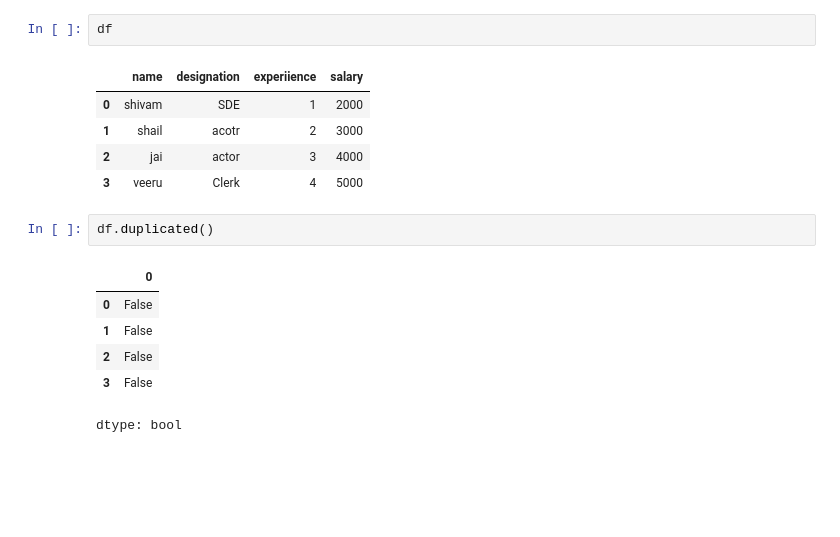
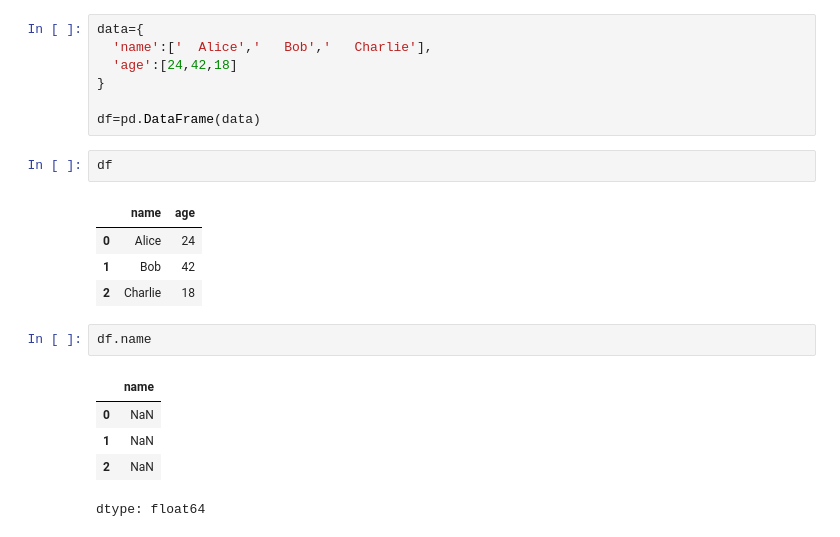
Before and after one commit to Nitik-sharma/Backend, a Jupyter notebook: chapter_appendix-tools-for-deep-learning/jupyter.ipynb, the cells around one changed output. Cells and saved outputs as stored; diff of their text form; blank space fills up the shorter version.

```diff
--- a/chapter_appendix-tools-for-deep-learning/jupyter.ipynb
+++ b/chapter_appendix-tools-for-deep-learning/jupyter.ipynb
@@ -48,17 +230,22 @@ df['salary']=[2000,3000,4000,5000]
+# %%
+data={
+  'name':['  Alice','   Bob','   Charlie'],
+  'age':[24,42,18]
+}
+
+df=pd.DataFrame(data)
 # %%
 df
 # %% [output]
-|  | name | designation | experiience | salary |
-| 0 | shivam | SDE | 1 | 2000 |
-| 1 | shail | acotr | 2 | 3000 |
-| 2 | jai | actor | 3 | 4000 |
-| 3 | veeru | Clerk | 4 | 5000 |
+|  | name | age |
+| 0 | Alice | 24 |
+| 1 | Bob | 42 |
+| 2 | Charlie | 18 |
 # %%
-df.duplicated()
+df.name
 # %% [output]
-|  | 0 |
-| 0 | False |
-| 1 | False |
-| 2 | False |
-| 3 | False |
+|  | name |
+| 0 | NaN |
+| 1 | NaN |
+| 2 | NaN |
-dtype: bool
+dtype: float64
```
Also changed, not shown: parts of 37 cells of this notebook.
